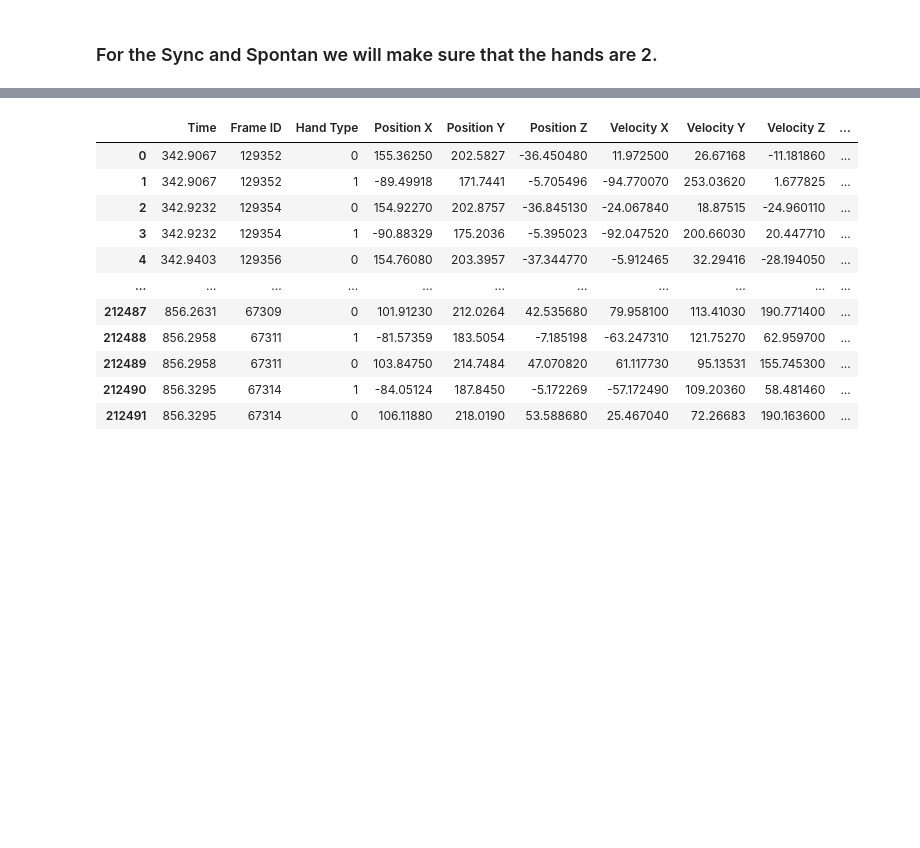
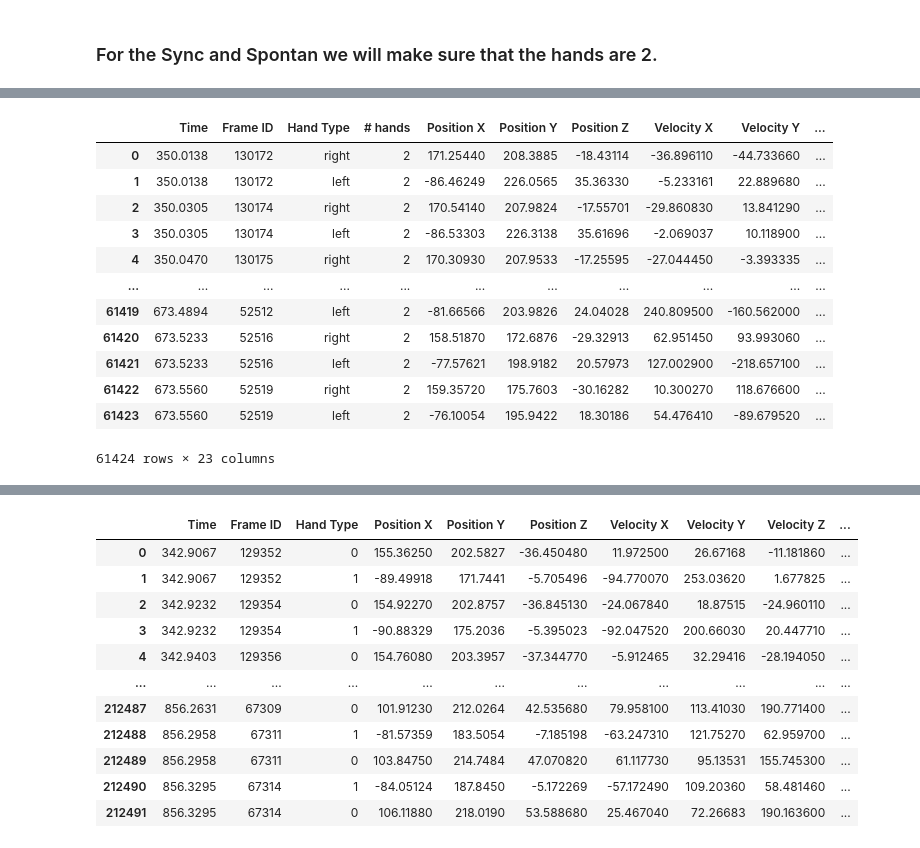
Before and after one commit to GabiDunaevsky/data-science-project-second-semester, a Jupyter notebook: HandsData.ipynb, the cells around one changed output, grey strips where cells are left out. Drawn from its saved outputs; the diff is of its cells as text; code cells hidden in the pictures; blank space fills up the shorter version.

```diff
--- a/HandsData.ipynb
+++ b/HandsData.ipynb
@@ -69,3 +69,10 @@ SyncTest=[OdedSync,litielSync,MorSync]
+# %%
+SpontanAndSyncTrain = [EvyatarSpontan,NofarSpontan,OriyaSpontan,OryaSpontan,RevitalSpontan,ShaharSpontan,ShellySpontan,
+                       YaelSpontan,YoelSpontan,EvyatarSync,NofarSync,OriyaSync,OryaSync,RevitalSync,ShaharSync,
+                         ShellySync,YaelSync,YoelSync]
+AloneTrain=[EvyatarAlone,NofarAlone,OriyaAlone,OryaAlone,RevitalAlone,ShaharAlone,ShellyAlone,YaelAlone,YoelAlone]
+SpontanAndSyncTest = [LitielSpontan,MorSpontan,OdedSpontan,OdedSync,LitielSync,MorSync]
+AloneTest=[MorAlone,OdedAlone,LitielAlone]
 # %% [markdown]
 ### Making a list so it will be easier to work with
 # %%
@@ -208,0 +354,16 @@ for bouth in SpontanAndSync:
+# %%
+SpontanTraindf
+# %% [output]
+|  | Time | Frame ID | Hand Type | # hands | Position X | Position Y | Position Z | Velocity X | Velocity Y | ... |
+| 0 | 350.0138 | 130172 | right | 2 | 171.25440 | 208.3885 | -18.43114 | -36.896110 | -44.733660 | ... |
+| 1 | 350.0138 | 130172 | left | 2 | -86.46249 | 226.0565 | 35.36330 | -5.233161 | 22.889680 | ... |
+| 2 | 350.0305 | 130174 | right | 2 | 170.54140 | 207.9824 | -17.55701 | -29.860830 | 13.841290 | ... |
+| 3 | 350.0305 | 130174 | left | 2 | -86.53303 | 226.3138 | 35.61696 | -2.069037 | 10.118900 | ... |
+| 4 | 350.0470 | 130175 | right | 2 | 170.30930 | 207.9533 | -17.25595 | -27.044450 | -3.393335 | ... |
+| ... | ... | ... | ... | ... | ... | ... | ... | ... | ... | ... |
+| 61419 | 673.4894 | 52512 | left | 2 | -81.66566 | 203.9826 | 24.04028 | 240.809500 | -160.562000 | ... |
+| 61420 | 673.5233 | 52516 | right | 2 | 158.51870 | 172.6876 | -29.32913 | 62.951450 | 93.993060 | ... |
+| 61421 | 673.5233 | 52516 | left | 2 | -77.57621 | 198.9182 | 20.57973 | 127.002900 | -218.657100 | ... |
+| 61422 | 673.5560 | 52519 | right | 2 | 159.35720 | 175.7603 | -30.16282 | 10.300270 | 118.676600 | ... |
+| 61423 | 673.5560 | 52519 | left | 2 | -76.10054 | 195.9422 | 18.30186 | 54.476410 | -89.679520 | ... |
+61424 rows × 23 columns
```
Also changed, not shown: parts of 27 cells of this notebook.
